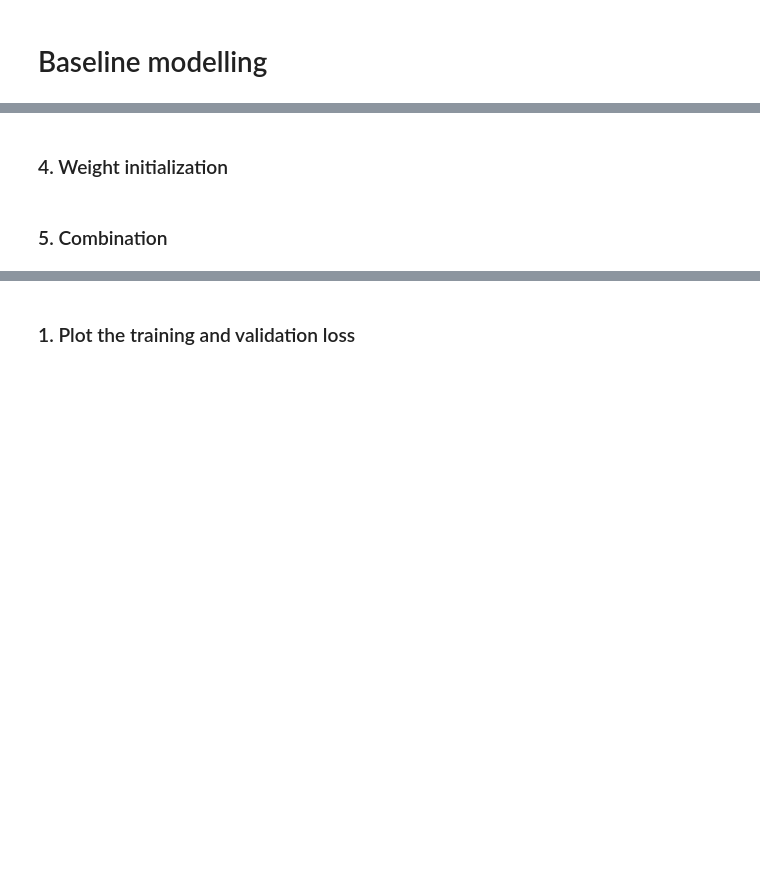
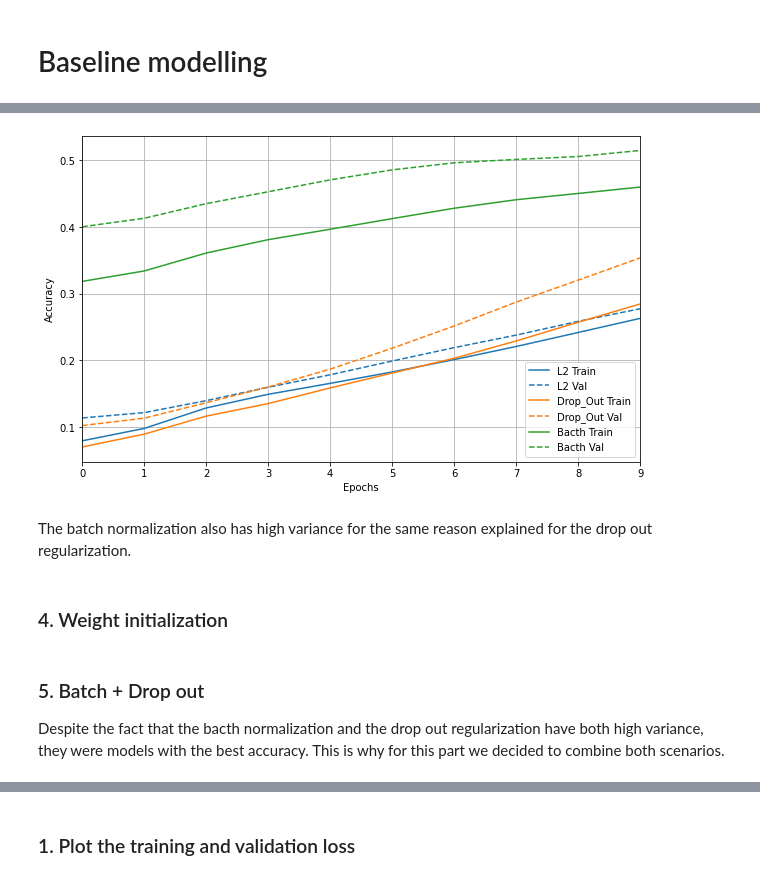
Before and after one commit to oceanesalmeron/MoA-prediction, a Jupyter notebook: moa-prediction.ipynb, the cells around one changed output, grey strips where cells are left out. Saved outputs shown, nothing was run; the diff lists cells and outputs as text; code cells hidden in the pictures; blank space fills up the shorter version.

```diff
--- a/moa-prediction.ipynb
+++ b/moa-prediction.ipynb
@@ -338,5 +403,2 @@ batch_model.compile(optimizer='adam',
-# %%
-regularizer_histories['batch'] = batch_model.fit(train,
-                                           validation_data=val,
-                                           callbacks=get_callbacks('bacth'),
-                                           epochs=10)
+# %%
+regularizer_histories['bacth'] = compile_and_fit(dp_model, 'batch')
@@ -343,11 +423,15 @@ regularizer_histories['batch'] = batch_model.fit(train,
 # %%
 plt.figure(figsize=(10, 6))
 plotter.plot(regularizer_histories)
-plt.ylim([0.01, 0.7])
+# %% [output]
+[figure, added]
+# %% [markdown]
+The batch normalization also has high variance for the same reason explained for the drop out regularization.
 # %% [markdown]
 ### 4. Weight initialization
-# %% [markdown]
-### 5. Combination
+# %% [markdown]
+### 5. Batch + Drop out
+Despite the fact that the bacth normalization and the drop out regularization have both high variance, they were models with the best accuracy. This is why for this part we decided to combine both scenarios.
 # %%
 all_model = tf.keras.Sequential([
     feature_layer,
```
Also changed, not shown: parts of 57 cells of this notebook.
